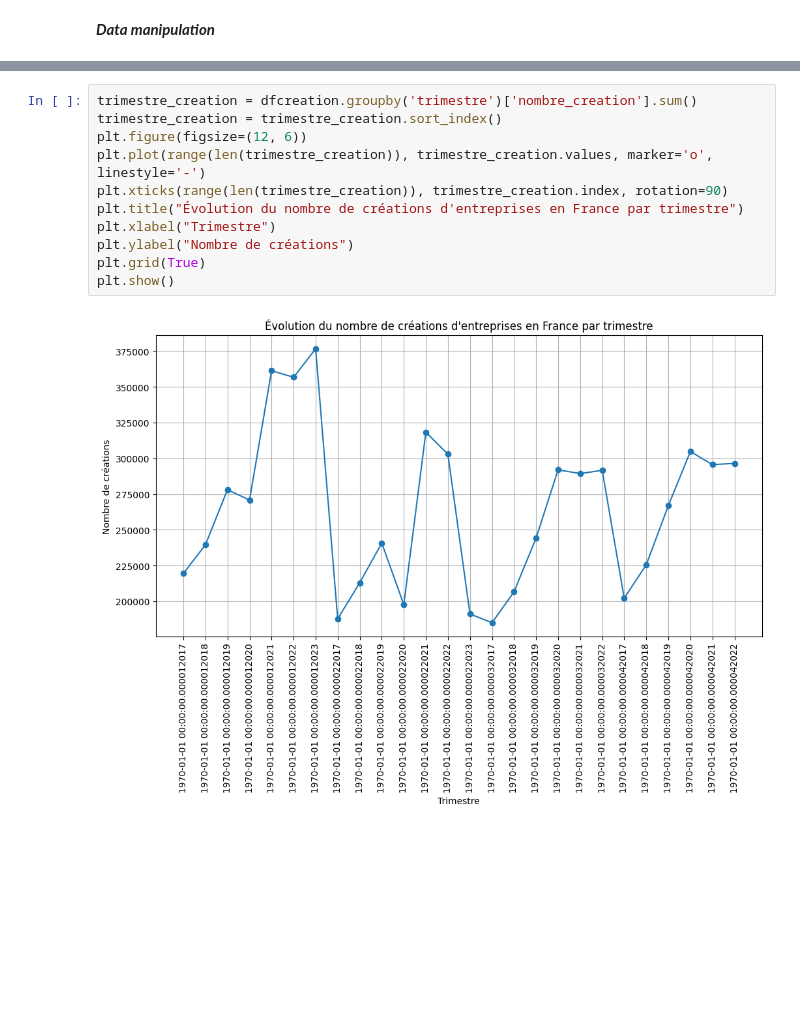
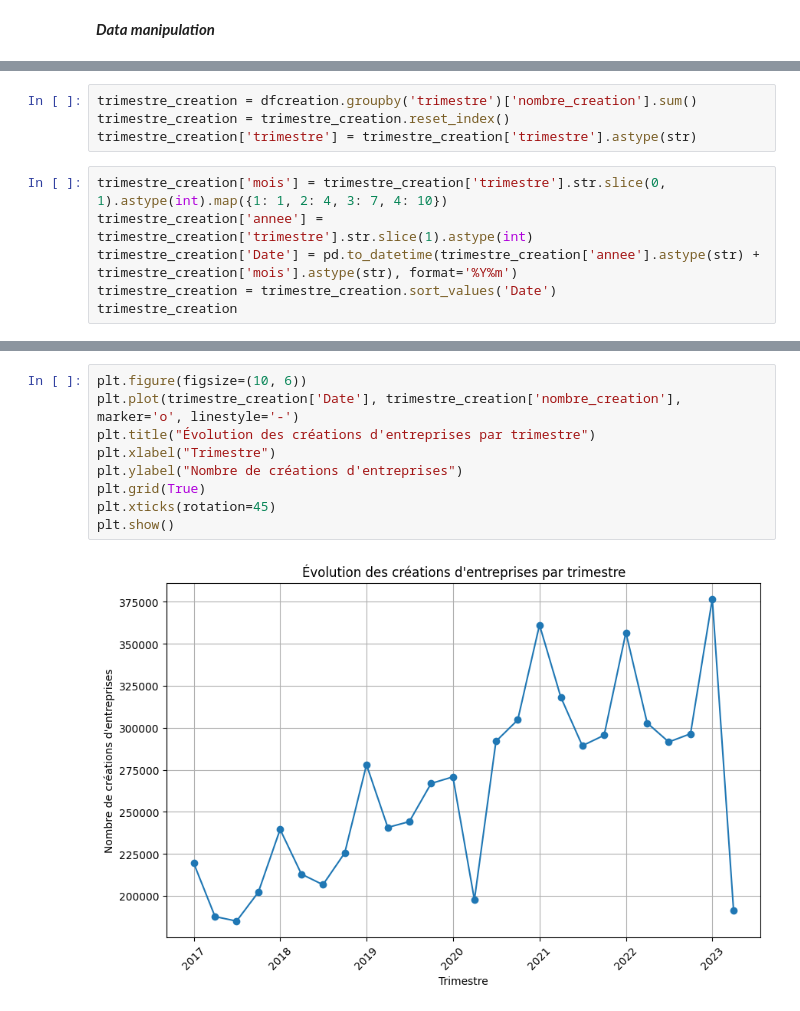
Before and after one commit to SamyaAmernis/DRiM-Challenge, a Jupyter notebook: data.ipynb, the cells around one changed output, grey strips where cells are left out. Cells and saved outputs as stored; diff of their text form; blank space fills up the shorter version.

Commit message:
analyse par trimestre

```diff
--- a/data.ipynb
+++ b/data.ipynb
@@ -135,0 +125,10 @@ dfcatastrophes.head()
+# %%
+trimestre_creation = dfcreation.groupby('trimestre')['nombre_creation'].sum()
+trimestre_creation = trimestre_creation.reset_index()
+trimestre_creation['trimestre'] = trimestre_creation['trimestre'].astype(str)
+# %%
+trimestre_creation['mois'] = trimestre_creation['trimestre'].str.slice(0, 1).astype(int).map({1: 1, 2: 4, 3: 7, 4: 10})
+trimestre_creation['annee'] = trimestre_creation['trimestre'].str.slice(1).astype(int)
+trimestre_creation['Date'] = pd.to_datetime(trimestre_creation['annee'].astype(str) + trimestre_creation['mois'].astype(str), format='%Y%m')
+trimestre_creation = trimestre_creation.sort_values('Date')
+trimestre_creation
@@ -136,13 +153,11 @@ dfcatastrophes.head()
 # %%
-trimestre_creation = dfcreation.groupby('trimestre')['nombre_creation'].sum()
-trimestre_creation = trimestre_creation.sort_index()
-plt.figure(figsize=(12, 6))
-plt.plot(range(len(trimestre_creation)), trimestre_creation.values, marker='o', linestyle='-')
-plt.xticks(range(len(trimestre_creation)), trimestre_creation.index, rotation=90)
-plt.title("Évolution du nombre de créations d'entreprises en France par trimestre")
+plt.figure(figsize=(10, 6))
+plt.plot(trimestre_creation['Date'], trimestre_creation['nombre_creation'], marker='o', linestyle='-')
+plt.title("Évolution des créations d'entreprises par trimestre")
 plt.xlabel("Trimestre")
-plt.ylabel("Nombre de créations")
+plt.ylabel("Nombre de créations d'entreprises")
 plt.grid(True)
+plt.xticks(rotation=45)
 plt.show()
 # %% [output]
-[figure, old version]
+[figure, new version]
```
Also changed, not shown: parts of 9 cells of this notebook.
